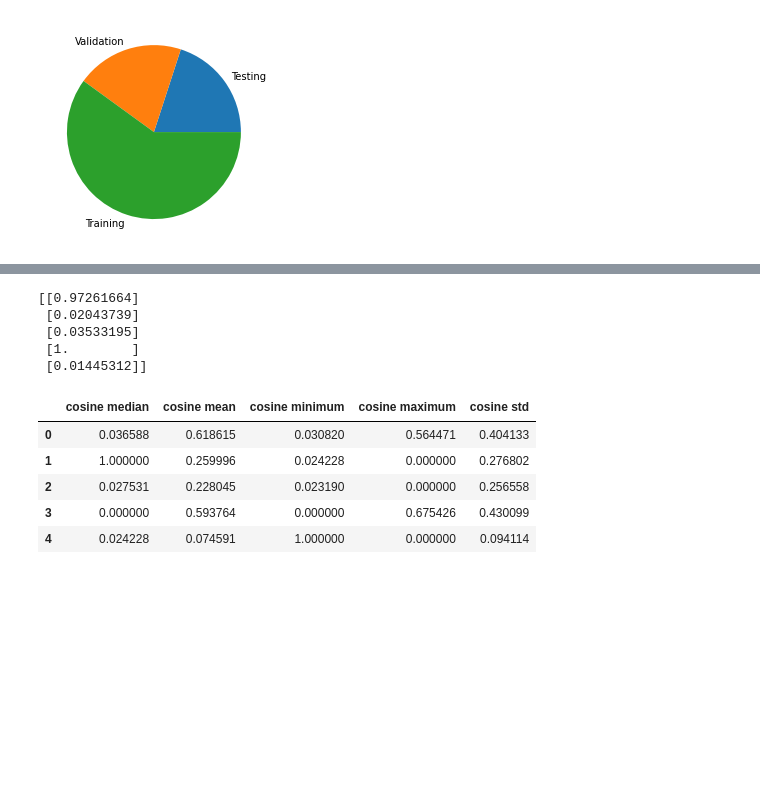
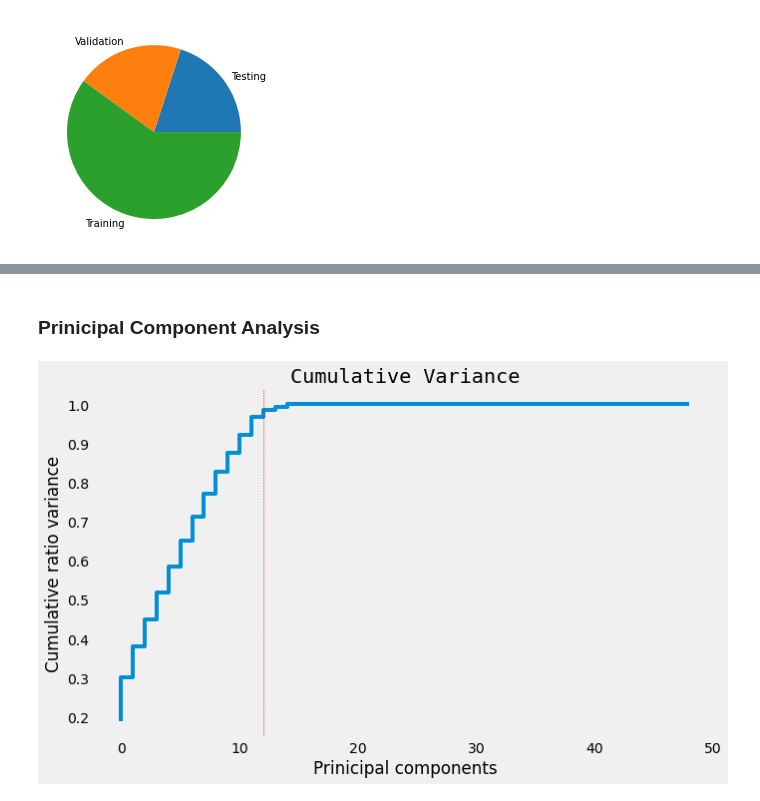
Before and after one commit to jonahwinninghoff/Causal-Analysis-Nursing-Home, a Jupyter notebook: Feature Engineering/Feature Engineering.ipynb, the cells around one changed output, grey strips where cells are left out. Drawn from its saved outputs; the diff is of its cells as text; code cells hidden in the pictures; blank space fills up the shorter version.

```diff
--- a/Feature Engineering/Feature Engineering.ipynb
+++ b/Feature Engineering/Feature Engineering.ipynb
@@ -135,10 +125,0 @@ All mean, median, minimum, maximum, and standard deviation are from training set
-# %%
-# Sum all inputs for each row
-X_train['sum']= X_train.sum(axis=1)
-
-# Median, Mean, Minimum, Maximum, and Standard Deviation Angles
-median_angle = X_train[X_train['sum'] == np.median(X_train['sum'])].drop('sum',axis=1).head(1)
-mean_angle = pd.DataFrame(X_train.mean()).T.drop('sum',axis=1)
-minimum_angle = X_train[X_train['sum'] == np.min(X_train['sum'])].drop('sum',axis=1).head(1)
-maximum_angle = X_train[X_train['sum'] == np.max(X_train['sum'])].drop('sum',axis=1).head(1)
-std_angle = pd.DataFrame(X_train.std()).T.drop('sum',axis=1)
@@ -148,26 +125,0 @@ cos_similarities = pd.concat([median_angle,mean_angle,minimum_angle,maximum_angl
-# %%
-# Remove X_train's sum column
-X_train = X_train.drop('sum',axis=1)
-renames = {0:'cosine median',1:'cosine mean', 2:'cosine minimum',3:'cosine maximum',4:'cosine std'}
-
-# Transform from the Cosine Similarity Fit
-X_train = pd.DataFrame(cosine_similarity(X_train, cos_similarities)).rename(columns=renames)
-X_valid = pd.DataFrame(cosine_similarity(X_valid, cos_similarities)).rename(columns=renames)
-X_test = pd.DataFrame(cosine_similarity(X_test, cos_similarities)).rename(columns=renames)
-# %%
-print(y_train[0:5])
-# %% [output]
-[[0.97261664]
- [0.02043739]
- [0.03533195]
- [1.        ]
- [0.01445312]]
-# %%
-display(X_train.head(5))
-# %% [output]
-|  | cosine median | cosine mean | cosine minimum | cosine maximum | cosine std |
-| 0 | 0.036588 | 0.618615 | 0.030820 | 0.564471 | 0.404133 |
-| 1 | 1.000000 | 0.259996 | 0.024228 | 0.000000 | 0.276802 |
-| 2 | 0.027531 | 0.228045 | 0.023190 | 0.000000 | 0.256558 |
-| 3 | 0.000000 | 0.593764 | 0.000000 | 0.675426 | 0.430099 |
-| 4 | 0.024228 | 0.074591 | 1.000000 | 0.000000 | 0.094114 |
@@ -186,0 +126,16 @@ with open('downloads/y_test', 'wb') as f:
+# %% [markdown]
+### Prinicipal Component Analysis <a id='pca'></a>
+# %%
+X_train_pca = PCA().fit(X_train)
+# %%
+plt.style.use('fivethirtyeight')
+plt.subplots(figsize=(10, 6))
+plt.plot(X_train_pca.explained_variance_ratio_.cumsum(),drawstyle='steps')
+plt.axvline(12, linestyle=':',color='red',linewidth=1)
+plt.xlabel('Prinicipal components')
+plt.ylabel('Cumulative ratio variance')
+plt.title('Cumulative Variance', family='monospace')
+plt.grid(False)
+plt.show()
+# %% [output]
+[figure, added]
```
Also changed, not shown: parts of 9 cells of this notebook.
